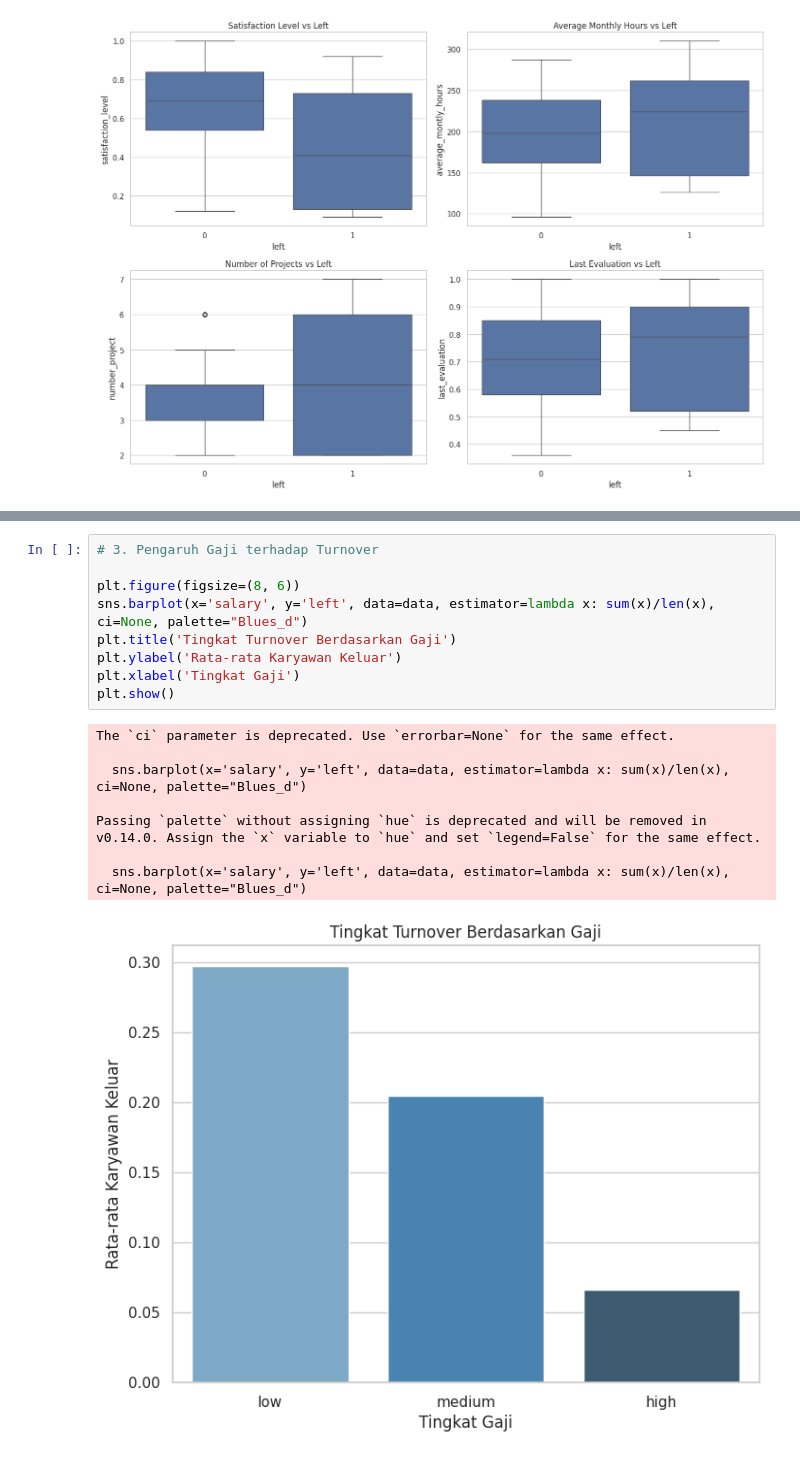
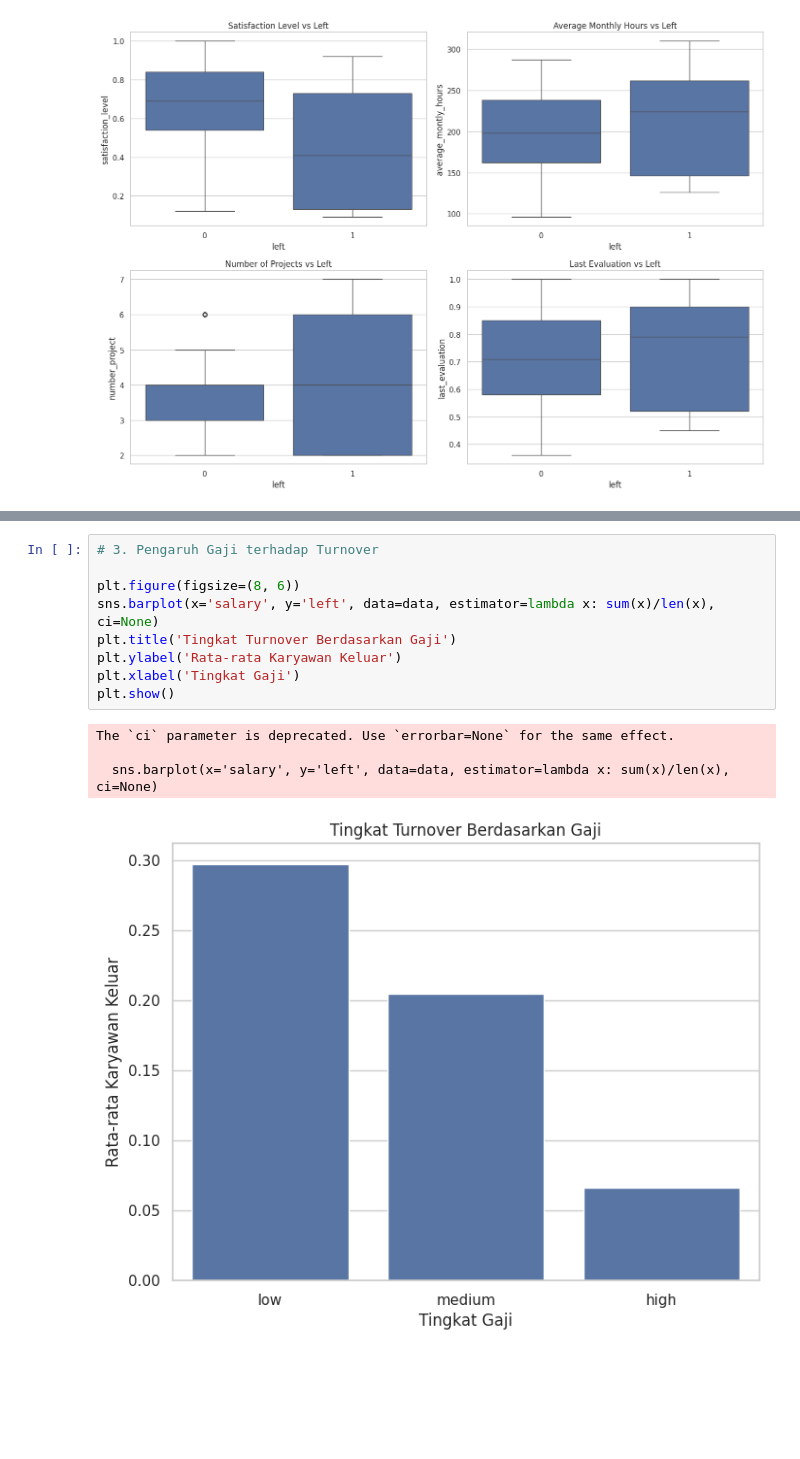
Before and after one commit to RyanSebastian046/PortofolioDataAnalyst, a Jupyter notebook: describtive_statistic.ipynb, the cells around one changed output, grey strips where cells are left out. Cells and saved outputs as stored; diff of their text form; blank space fills up the shorter version.

```diff
--- a/describtive_statistic.ipynb
+++ b/describtive_statistic.ipynb
@@ -235,21 +232,17 @@ Passing `palette` without assigning `hue` is deprecated and will be removed in v
 # %%
 # 3. Pengaruh Gaji terhadap Turnover
 
 plt.figure(figsize=(8, 6))
-sns.barplot(x='salary', y='left', data=data, estimator=lambda x: sum(x)/len(x), ci=None, palette="Blues_d")
+sns.barplot(x='salary', y='left', data=data, estimator=lambda x: sum(x)/len(x), ci=None)
 plt.title('Tingkat Turnover Berdasarkan Gaji')
 plt.ylabel('Rata-rata Karyawan Keluar')
 plt.xlabel('Tingkat Gaji')
 plt.show()
 # %% [output]
 The `ci` parameter is deprecated. Use `errorbar=None` for the same effect.
 
-  sns.barplot(x='salary', y='left', data=data, estimator=lambda x: sum(x)/len(x), ci=None, palette="Blues_d")
-
-Passing `palette` without assigning `hue` is deprecated and will be removed in v0.14.0. Assign the `x` variable to `hue` and set `legend=False` for the same effect.
-
-  sns.barplot(x='salary', y='left', data=data, estimator=lambda x: sum(x)/len(x), ci=None, palette="Blues_d")
+  sns.barplot(x='salary', y='left', data=data, estimator=lambda x: sum(x)/len(x), ci=None)
-[figure, old version]
+[figure, new version]
 # %%
 # 4. Promosi dan Loyalitas (lama bekerja)
 
```
Also changed, not shown: parts of 3 cells of this notebook.
